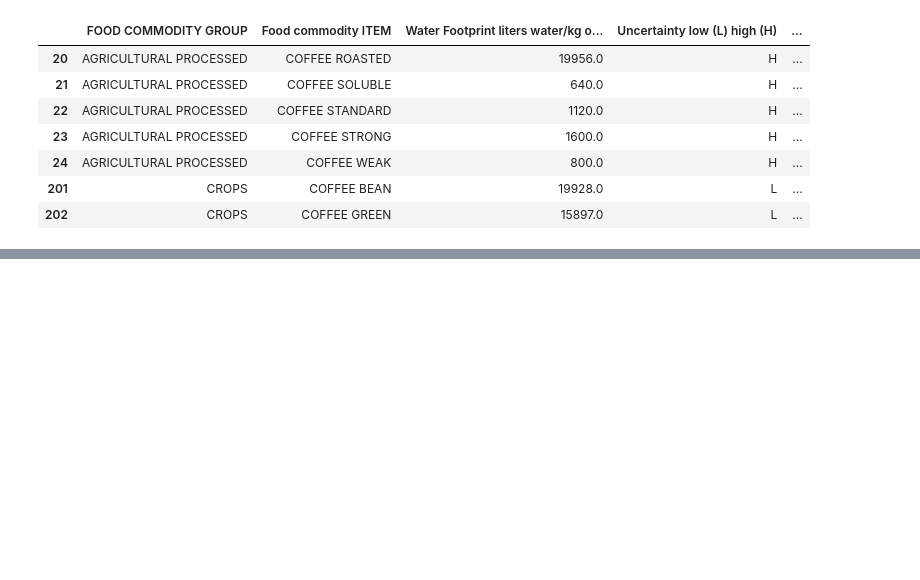
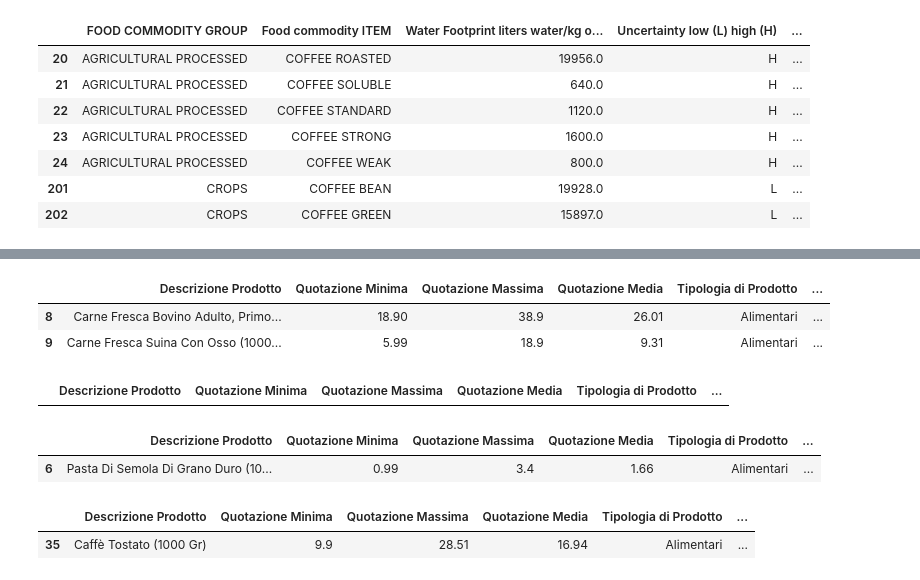
Before and after one commit to TCoaM/TrueCostOfAMeal, a Jupyter notebook: simo_data_integration_other_solution.ipynb, the cells around one changed output, grey strips where cells are left out. Drawn from its saved outputs; the diff is of its cells as text; code cells hidden in the pictures; blank space fills up the shorter version.

```diff
--- a/simo_data_integration_other_solution.ipynb
+++ b/simo_data_integration_other_solution.ipynb
@@ -450,0 +586,20 @@ new_merged_df
+# %%
+prices_data[prices_data["Descrizione Prodotto"].str.contains("carne", case=False, na=False)]
+# %% [output]
+|  | Descrizione Prodotto | Quotazione Minima | Quotazione Massima | Quotazione Media | Tipologia di Prodotto | ... |
+| 8 | Carne Fresca Bovino Adulto, Primo... | 18.90 | 38.9 | 26.01 | Alimentari | ... |
+| 9 | Carne Fresca Suina Con Osso (1000... | 5.99 | 18.9 | 9.31 | Alimentari | ... |
+# %%
+prices_data[prices_data["Descrizione Prodotto"].str.contains("pesche", case=False, na=False)]
+# %% [output]
+|  | Descrizione Prodotto | Quotazione Minima | Quotazione Massima | Quotazione Media | Tipologia di Prodotto | ... |
+# %%
+prices_data[prices_data["Descrizione Prodotto"].str.contains("pasta", case=False, na=False)]
+# %% [output]
+|  | Descrizione Prodotto | Quotazione Minima | Quotazione Massima | Quotazione Media | Tipologia di Prodotto | ... |
+| 6 | Pasta Di Semola Di Grano Duro (10... | 0.99 | 3.4 | 1.66 | Alimentari | ... |
+# %%
+prices_data[prices_data["Descrizione Prodotto"].str.contains("caffè", case=False, na=False)]
+# %% [output]
+|  | Descrizione Prodotto | Quotazione Minima | Quotazione Massima | Quotazione Media | Tipologia di Prodotto | ... |
+| 35 | Caffè Tostato (1000 Gr) | 9.9 | 28.51 | 16.94 | Alimentari | ... |
```
Also changed, not shown: parts of 13 cells of this notebook, 2 other files.
